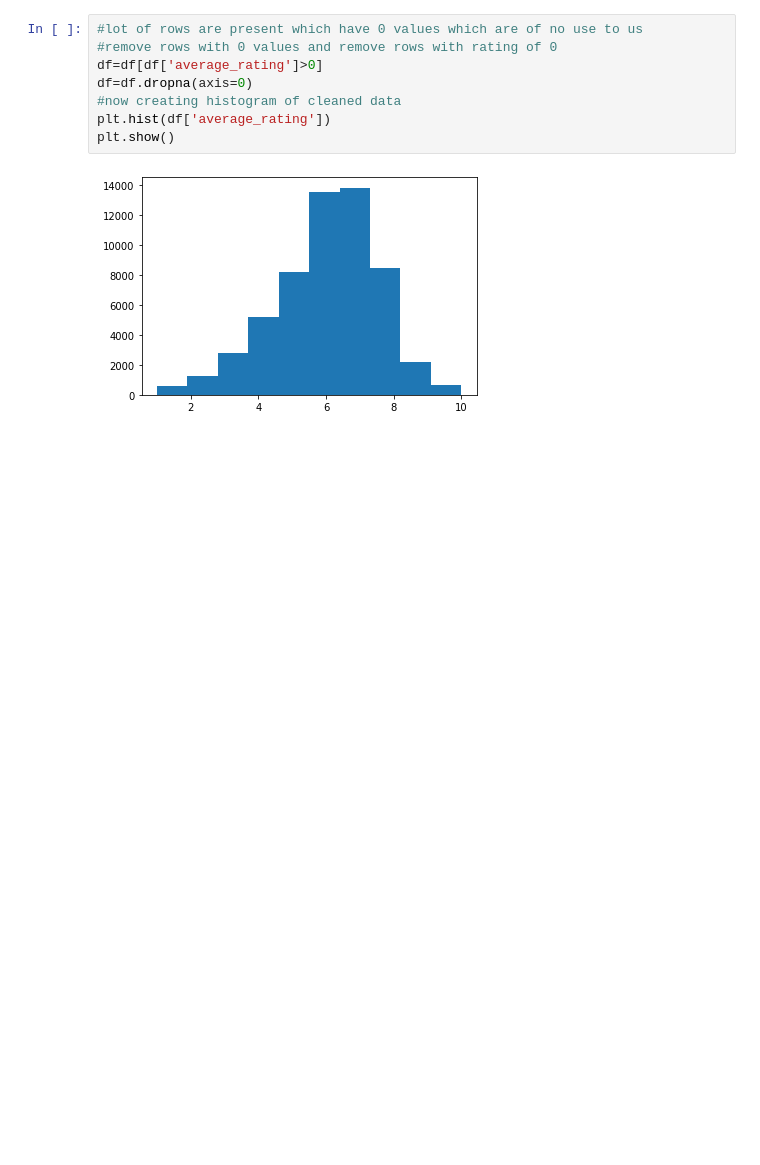
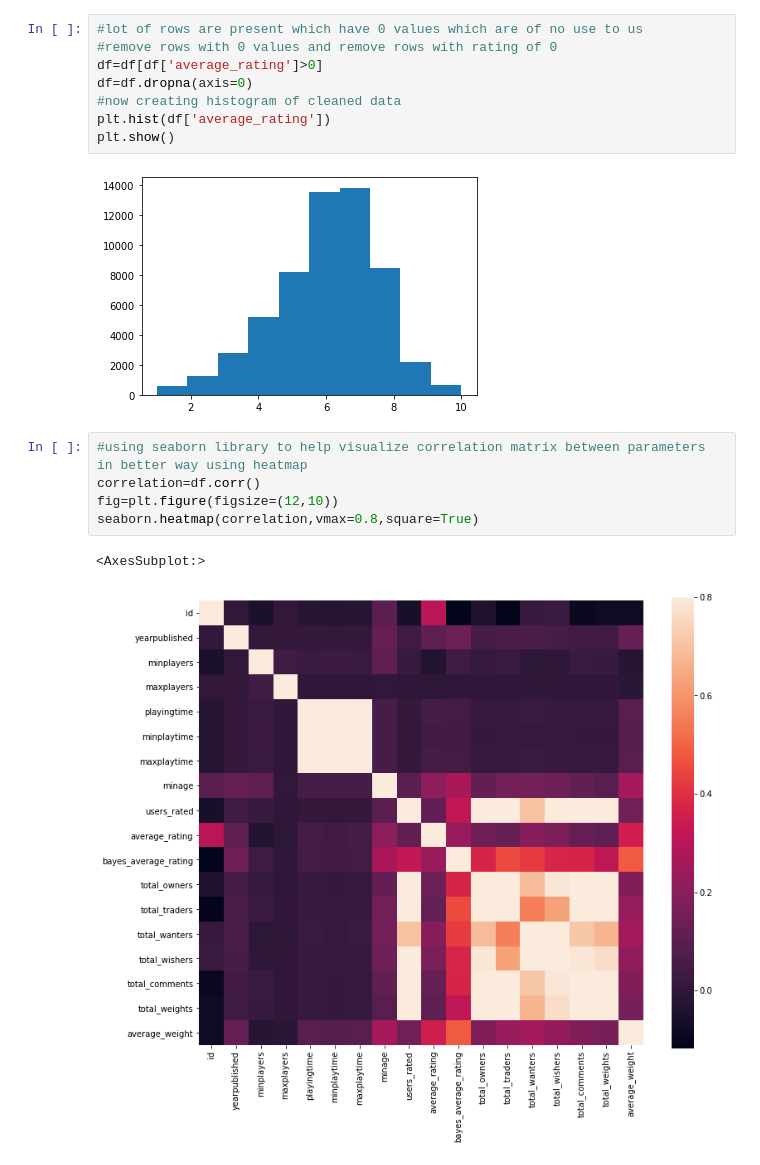
Before and after one commit to kumar306/BoardGameReviewPrediction, a Jupyter notebook: boardgame_review_pred.ipynb, the cells around one changed output. Cells and saved outputs as stored; diff of their text form; blank space fills up the shorter version.

Commit message:
Generating seaborn heatmap to visualise correlation matrix

```diff
--- a/boardgame_review_pred.ipynb
+++ b/boardgame_review_pred.ipynb
@@ -78,3 +78,11 @@ plt.hist(df['average_rating'])
 plt.show()
 # %% [output]
 [figure]
+# %%
+#using seaborn library to help visualize correlation matrix between parameters in better way using heatmap
+correlation=df.corr()
+fig=plt.figure(figsize=(12,10))
+seaborn.heatmap(correlation,vmax=0.8,square=True)
+# %% [output]
+<AxesSubplot:>
+[figure, added]
```
